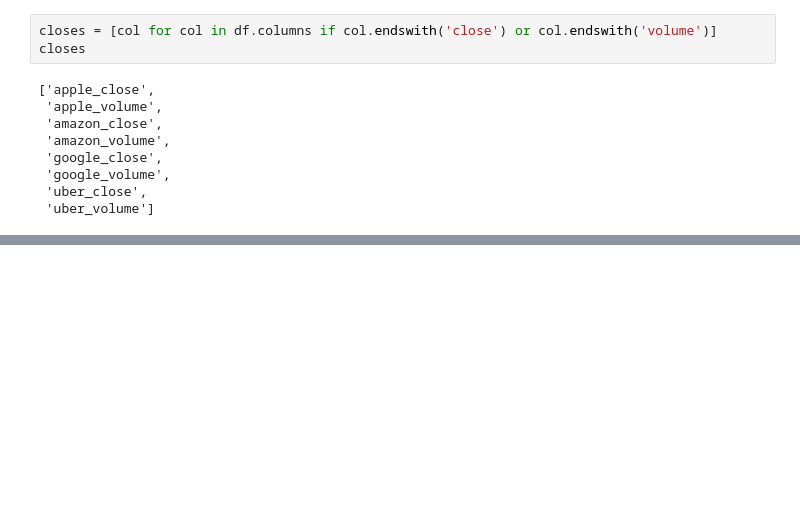
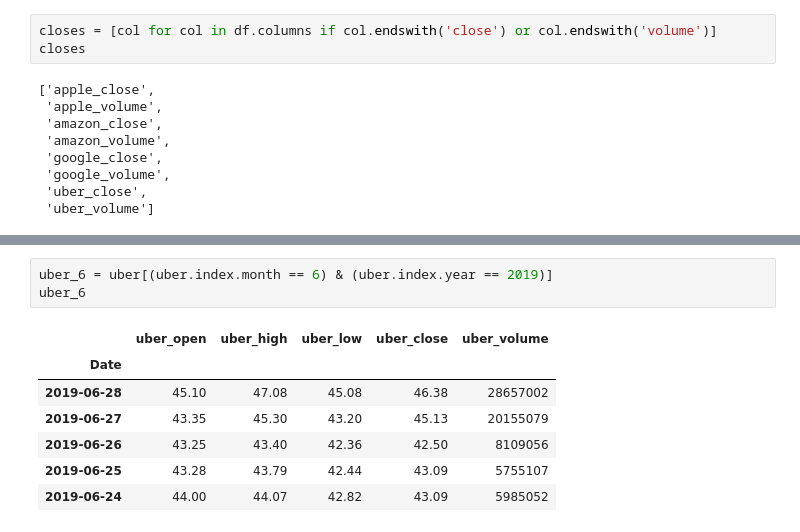
Before and after one commit to Krawieckk/data-science-bootcamp, a Jupyter notebook: 04_laczenie_danych.ipynb, the cells around one changed output, grey strips where cells are left out. Saved outputs shown, nothing was run; the diff lists cells and outputs as text; blank space fills up the shorter version.

```diff
--- a/04_laczenie_danych.ipynb
+++ b/04_laczenie_danych.ipynb
@@ -176,0 +181,11 @@ df[closes].corr()
+# %%
+uber_6 = uber[(uber.index.month == 6) & (uber.index.year == 2019)]
+uber_6
+# %% [output]
+|  | uber_open | uber_high | uber_low | uber_close | uber_volume |
+| Date |  |  |  |  |  |
+| 2019-06-28 | 45.10 | 47.08 | 45.08 | 46.38 | 28657002 |
+| 2019-06-27 | 43.35 | 45.30 | 43.20 | 45.13 | 20155079 |
+| 2019-06-26 | 43.25 | 43.40 | 42.36 | 42.50 | 8109056 |
+| 2019-06-25 | 43.28 | 43.79 | 42.44 | 43.09 | 5755107 |
+| 2019-06-24 | 44.00 | 44.07 | 42.82 | 43.09 | 5985052 |
```
Also changed, not shown: parts of 6 cells of this notebook.
